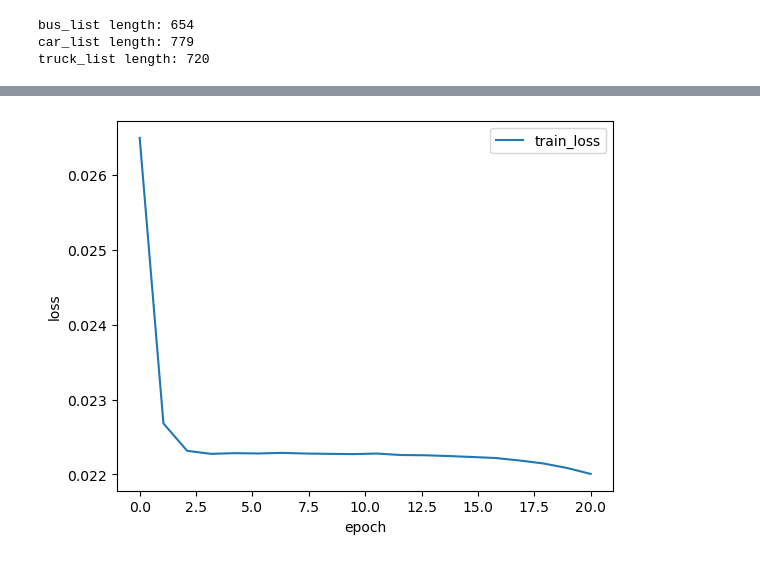
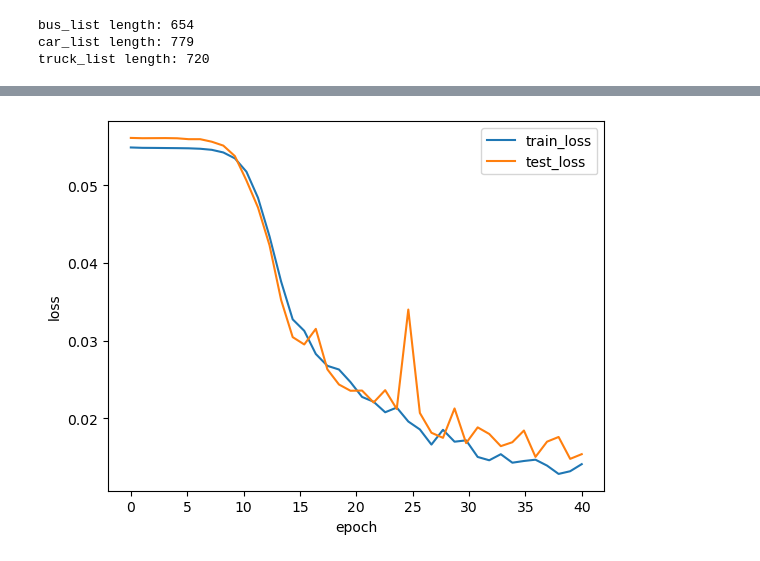
Before and after one commit to HatcherRobotics/deep-learning, a Jupyter notebook: exp3_1.ipynb, the cells around one changed output, grey strips where cells are left out. Drawn from its saved outputs; the diff is of its cells as text; code cells hidden in the pictures.

```diff
--- a/exp3_1.ipynb
+++ b/exp3_1.ipynb
@@ -140,6 +153,6 @@ test_y: torch.Size([431, 3])
 # %%
 import torch.utils.data as Data
-batch_size = 1# 将训练数据的特征和标签组合
+batch_size = 20# 将训练数据的特征和标签组合
 train_dataset,test_dataset = Data.TensorDataset(train_x, train_y),Data.TensorDataset(test_x, test_y)
 # 把 dataset 放入 DataLoader
 train_iter = Data.DataLoader(dataset=train_dataset, batch_size=batch_size, shuffle=True,num_workers=2)
@@ -152,8 +165,10 @@ def evaluate_accuracy(data_iter, net, loss):
         X = X.to(device)
         y = y.to(device)
         y_hat = net(X)
+        y_hat = y_hat.squeeze()
+        #y_hat = y_hat.view(1,-1)
         acc_sum += (y_hat.argmax(dim=1) == y.argmax(dim=1)).sum().item()
-        l = loss(net(X), y).sum()
+        l = loss(y_hat, y).sum()
         test_l_sum += l.item()
         n += y.shape[0]
     return acc_sum/n, test_l_sum/n
@@ -166,7 +181,11 @@ def train(net,train_iter,test_iter,loss,num_epochs,batch_size,params=None,lr=Non
         for X,y in train_iter:
             X = X.to(device)
             y = y.to(device)
+            #print(y.size())
             y_hat = net(X)
+            y_hat = y_hat.squeeze()
+            #y_hat = y_hat.view(1,-1)
+            #print(y_hat.size())
             l=loss(y_hat,y).sum()
             if optimizer is not None:
                 optimizer.zero_grad()
@@ -188,15 +207,15 @@ def train(net,train_iter,test_iter,loss,num_epochs,batch_size,params=None,lr=Non
             '''
             train_acc_sum+=(y_hat.argmax(dim=1)==y.argmax(dim=1)).sum().item()
             n+=y.shape[0]
-        #test_acc,test_l = evaluate_accuracy(test_iter,net,loss)
+        test_acc,test_l = evaluate_accuracy(test_iter,net,loss)
         train_loss.append(train_l_sum/n)
-        #test_loss.append(test_l)
-        #print('epoch%d,loss%.4f,train acc %3f,test acc %.3f'%(epoch+1,train_l_sum/n,train_acc_sum/n,test_acc))
+        test_loss.append(test_l)
+        print('epoch%d,loss%.4f,train acc %3f,test acc %.3f'%(epoch+1,train_l_sum/n,train_acc_sum/n,test_acc))
     return train_loss,test_loss
 # %%
-num_epochs=20
-lr=0.01
-loss=nn.BCEWithLogitsLoss()
+num_epochs=40
+lr=0.03
+loss=nn.CrossEntropyLoss()
 # %%
 net = ConvModule()
 net.to(device)
@@ -239,12 +250,12 @@ train_loss
 # %%
 import matplotlib.pyplot as plt
 import numpy as np
 x=np.linspace(0,len(train_loss),len(train_loss))
 plt.plot(x,train_loss,label='train_loss',linewidth=1.5)
-#plt.plot(x,test_loss,label='test_loss',linewidth=1.5)
+plt.plot(x,test_loss,label='test_loss',linewidth=1.5)
 plt.xlabel("epoch")
 plt.ylabel("loss")
 plt.legend()
 plt.show()
 # %% [output]
-[figure, old version]
+[figure, new version]
```
Also changed, not shown: parts of 5 cells of this notebook, 1 other file.
